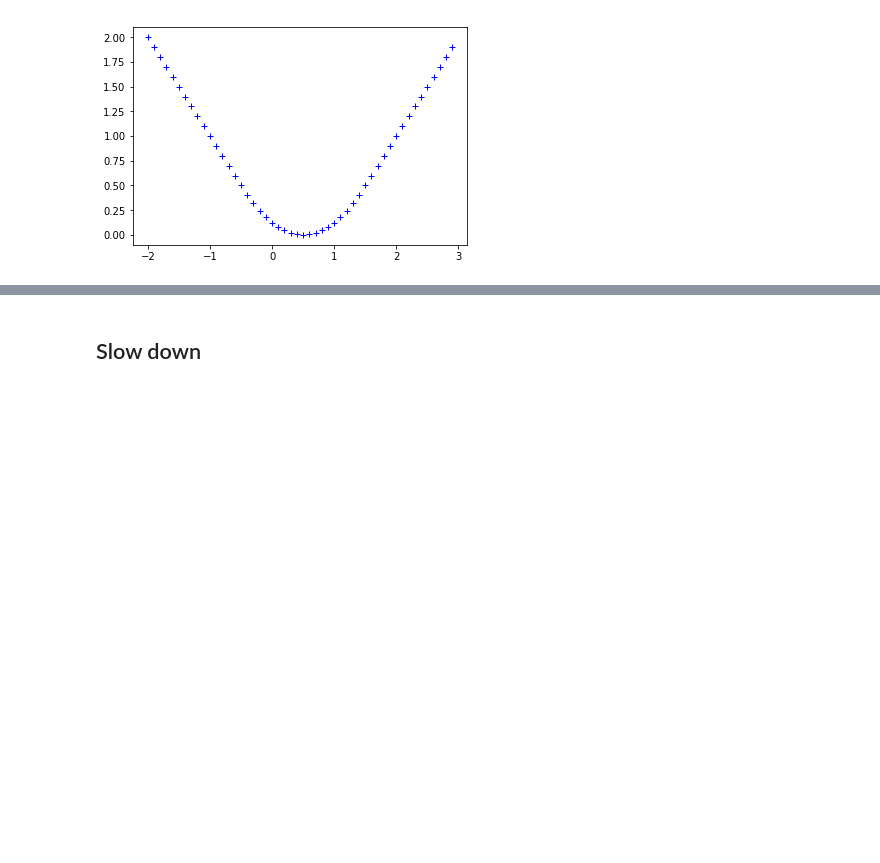
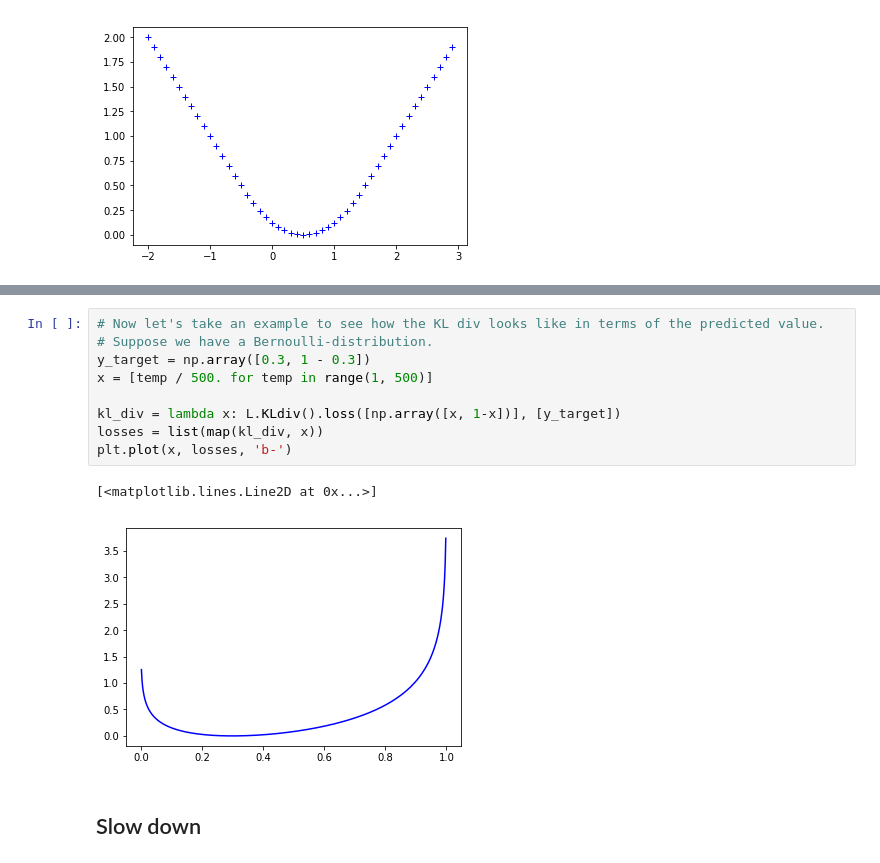
Before and after one commit to adamtiger/DeepLearningTutorial, a Jupyter notebook: DL6_LossFunctions.ipynb, the cells around one changed output, grey strips where cells are left out. Cells and saved outputs as stored; diff of their text form; blank space fills up the shorter version.

```diff
--- a/DL6_LossFunctions.ipynb
+++ b/DL6_LossFunctions.ipynb
@@ -71,3 +85,15 @@ plt.plot(y_pred, losses, 'b+')
+# %%
+# Now let's take an example to see how the KL div looks like in terms of the predicted value.
+# Suppose we have a Bernoulli-distribution.
+y_target = np.array([0.3, 1 - 0.3])
+x = [temp / 500. for temp in range(1, 500)]
+
+kl_div = lambda x: L.KLdiv().loss([np.array([x, 1-x])], [y_target])
+losses = list(map(kl_div, x))
+plt.plot(x, losses, 'b-')
+# %% [output]
+[<matplotlib.lines.Line2D at 0x...>]
+[figure, added]
 # %% [markdown]
 ## Slow down
 # %% [markdown]
```
Also changed, not shown: parts of 3 cells of this notebook, 1 other file.
